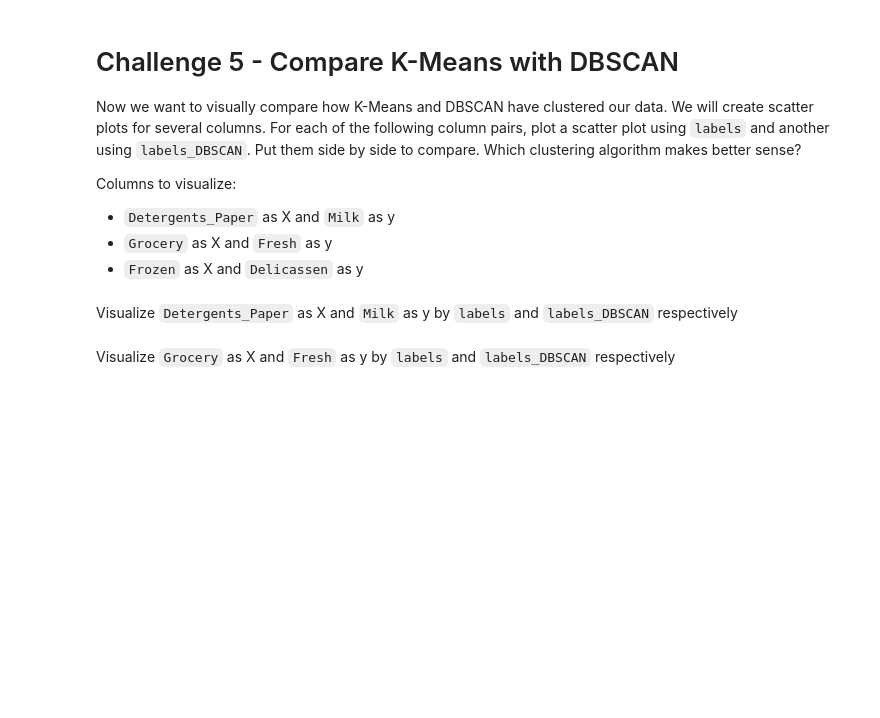
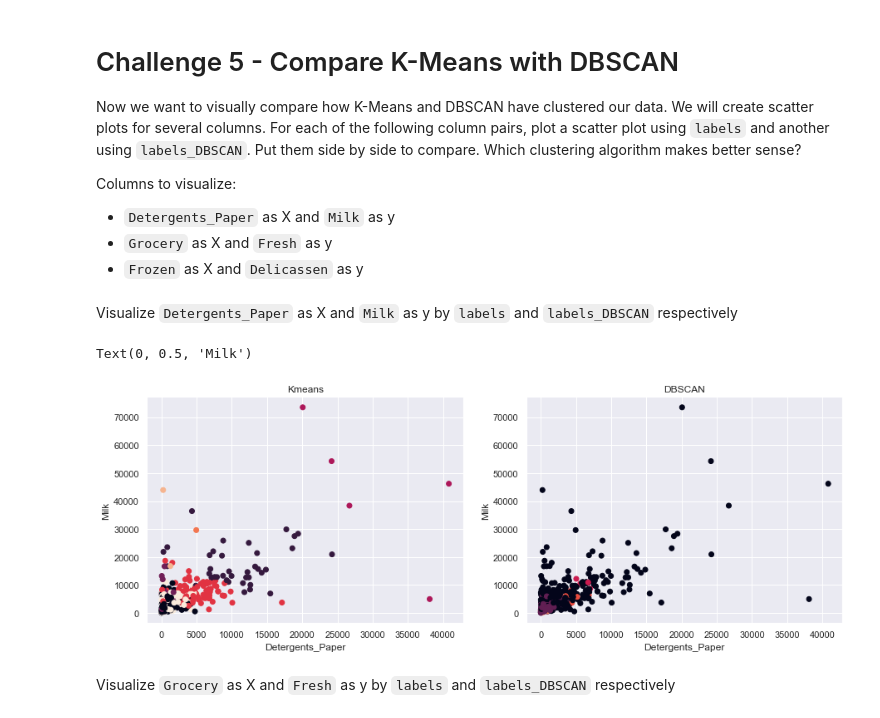
Before and after one commit to ironhack-datalabs/datamad0819, a Jupyter notebook: module-3/lab-unsupervised-learning/your-code/main.ipynb, the cells around one changed output. Saved outputs shown, nothing was run; the diff lists cells and outputs as text; code cells hidden in the pictures; blank space fills up the shorter version.

```diff
--- a/module-3/lab-unsupervised-learning/your-code/main.ipynb
+++ b/module-3/lab-unsupervised-learning/your-code/main.ipynb
@@ -126,6 +175,9 @@ Diverse value ranges in different features could cause issues in our clustering.
 from sklearn.preprocessing import StandardScaler
 
 # Your code here:
+scaler = StandardScaler()
+scaler.fit(customers)
+customers_scale = scaler.transform(customers)
 # %% [markdown]
 # Challenge 3 - Data Clustering with K-Means
 
@@ -135,3 +185,9 @@ Now let's cluster the data with K-Means first. Initiate the K-Means model, then
+# %%
+# Your code here:
+from sklearn.cluster import KMeans
+X = customers
+kmeans = KMeans(random_state=0).fit(X)
+customers["labels"] = kmeans.labels_
 # %% [markdown]
 Count the values in `labels`.
 # %%
@@ -145,3 +217,9 @@ Now let's cluster the data using DBSCAN. Use `DBSCAN(eps=0.5)` to initiate the m
+# %%
+# Your code here
+from  sklearn.cluster  import  DBSCAN
+dbscan = DBSCAN(eps=0.5)
+customers_dbscan = dbscan.fit(customers_scale)
+customers['labels_DBSCAN'] = customers_dbscan.labels_
 # %% [markdown]
 Count the values in `labels_DBSCAN`.
 # %%
@@ -163,2 +251,19 @@ Visualize `Detergents_Paper` as X and `Milk` as y by `labels` and `labels_DBSCAN
+# %%
+# Your code here:
+
+fig, (ax1, ax2) = plt.subplots(1, 2,figsize=(15,5))
+
+ax1.scatter(customers['Detergents_Paper'], customers['Milk'], c = customers['labels'])
+ax1.set_title("Kmeans")
+ax1.set_xlabel("Detergents_Paper")
+ax1.set_ylabel("Milk")
+
+ax2.scatter(customers['Detergents_Paper'], customers['Milk'], c = customers['labels_DBSCAN'])
+ax2.set_title("DBSCAN")
+ax2.set_xlabel("Detergents_Paper")
+ax2.set_ylabel("Milk")
+# %% [output]
+Text(0, 0.5, 'Milk')
+[figure, added]
 # %% [markdown]
 Visualize `Grocery` as X and `Fresh` as y by `labels` and `labels_DBSCAN` respectively
```
Also changed, not shown: parts of 20 cells of this notebook.
